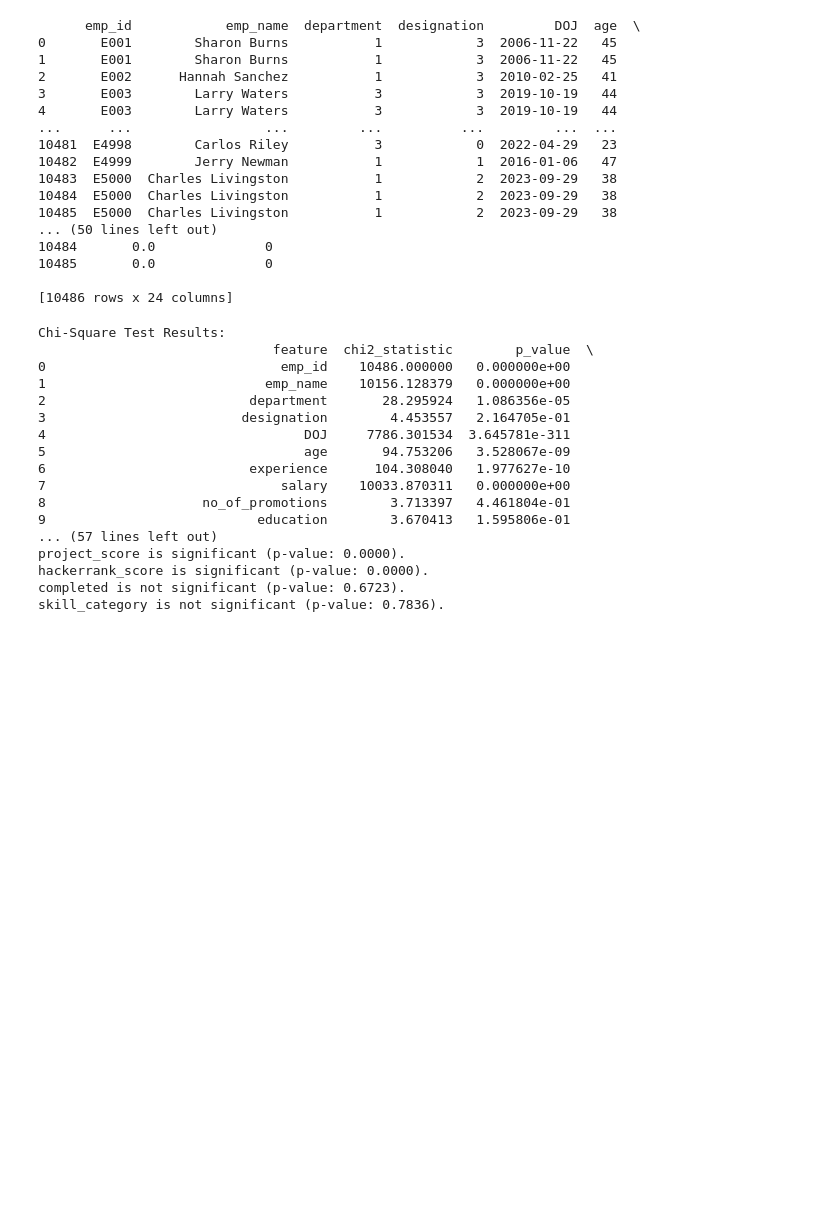
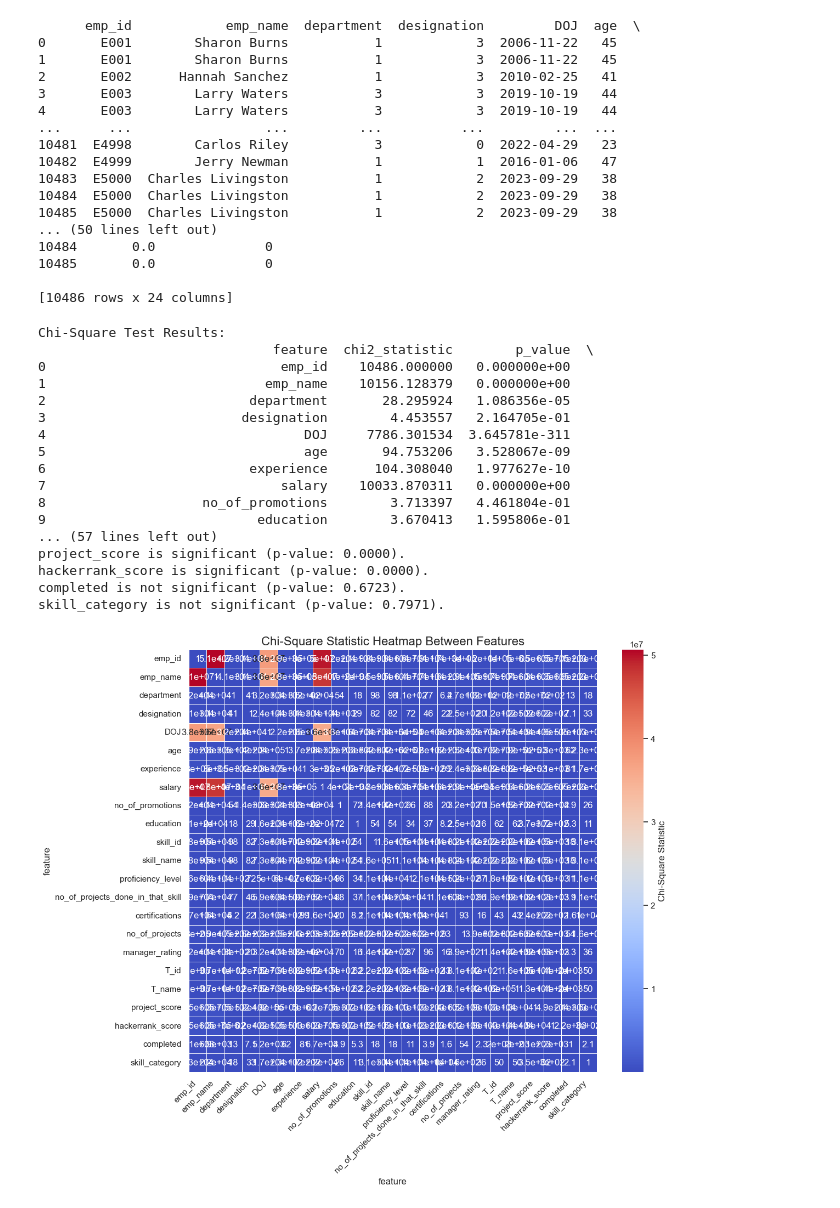
Before and after one commit to ejenisha/finalProject-DS, a Jupyter notebook: promotion_prediction.ipynb, the cells around one changed output. Saved outputs shown, nothing was run; the diff lists cells and outputs as text; code cells hidden in the pictures; blank space fills up the shorter version.

```diff
--- a/promotion_prediction.ipynb
+++ b/promotion_prediction.ipynb
@@ -885,7 +885,7 @@ final_merged_data['department'] = le.fit_transform(final_merged_data['department
 final_merged_data['designation'] = le.fit_transform(final_merged_data['designation'])
 final_merged_data['education'] = le.fit_transform(final_merged_data['education'])
 final_merged_data['certifications'] = le.fit_transform(final_merged_data['certifications'])
-final_merged_data['skill_category'] = le.fit_transform(final_merged_data['certifications'])
+final_merged_data['skill_category'] = le.fit_transform(final_merged_data['skill_category'])
 # Display the encoded DataFrame
 print(final_merged_data)
 # %% [output]
@@ -962,4 +962,37 @@ Chi-Square Test Results:
 project_score is significant (p-value: 0.0000).
 hackerrank_score is significant (p-value: 0.0000).
 completed is not significant (p-value: 0.6723).
-skill_category is not significant (p-value: 0.7836).
+skill_category is not significant (p-value: 0.7971).
+# %%
+heatmap_data = pd.DataFrame(index=results_df['feature'], columns=results_df['feature'])
+
+# Fill the heatmap data with Chi-Square statistics
+for i in range(len(results_df)):
+    for j in range(len(results_df)):
+        if i == j:
+            heatmap_data.iloc[i, j] = 1  # Fill the diagonal with 1s for self-correlation
+        else:
+            contingency_table = pd.crosstab(df[results_df['feature'][i]], df[results_df['feature'][j]])
+            chi2_stat, p_value, dof, expected = chi2_contingency(contingency_table)
+            heatmap_data.iloc[i, j] = chi2_stat  # Store Chi-Square statistic
+
+# Convert the DataFrame to numeric
+heatmap_data = heatmap_data.astype(float)
+
+# Create the heatmap
+plt.figure(figsize=(12, 10))
+sns.heatmap(
+    heatmap_data,
+    annot=True,             # Show Chi-Square statistic values in the heatmap
+    cmap='coolwarm',        # Color map for the heatmap
+    linewidths=0.5,        # Line width between cells
+    cbar_kws={'label': 'Chi-Square Statistic'}
+)
+
+# Title and labels
+plt.title('Chi-Square Statistic Heatmap Between Features', fontsize=16)
+plt.xticks(rotation=45, ha='right')  # Rotate x labels for better visibility
+plt.yticks(rotation=0)                # Rotate y labels for better visibility
+plt.show()
+# %% [output]
+[figure, added]
```
Also changed, not shown: parts of 18 cells of this notebook.
